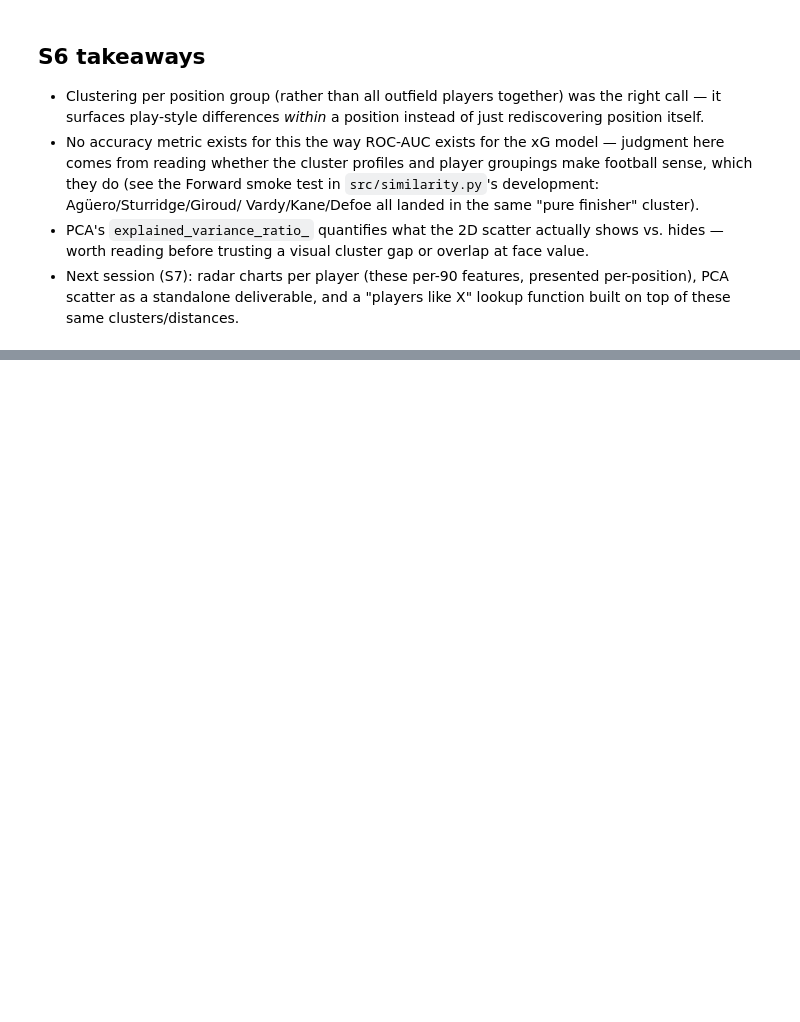
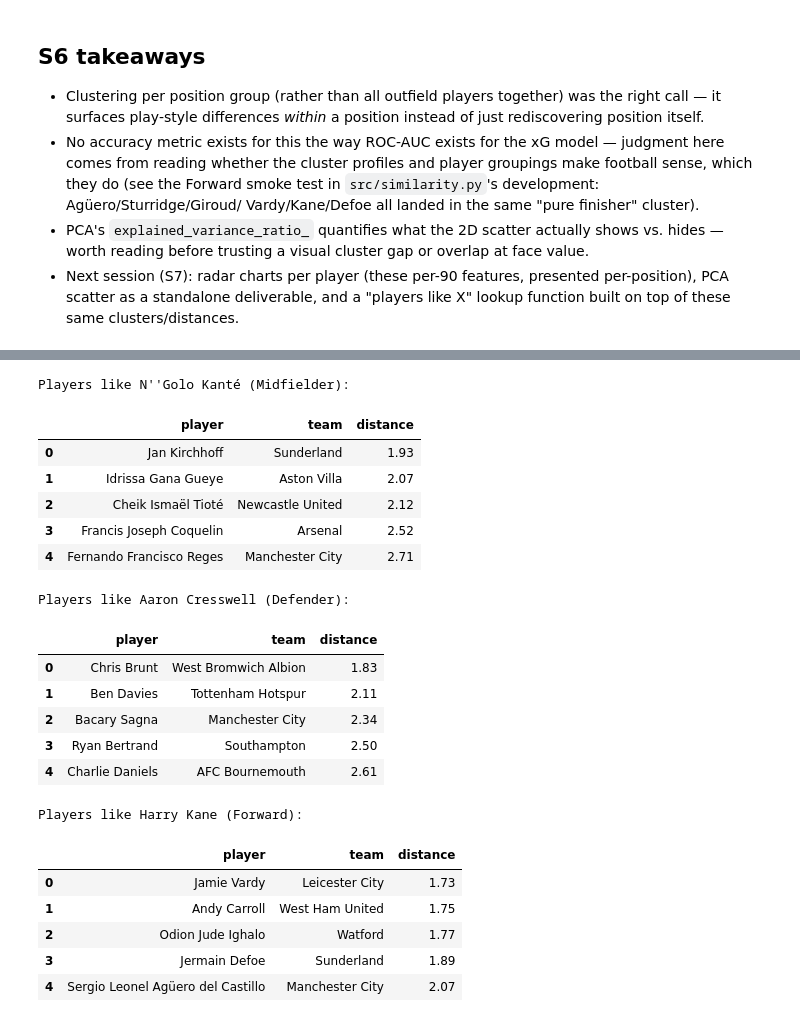
Before and after one commit to GuiPadinha/football-analytics-portfolio, a Jupyter notebook: notebooks/03_player_similarity.ipynb, the cells around one changed output, grey strips where cells are left out. Cells and saved outputs as stored; diff of their text form; code cells hidden in the pictures; blank space fills up the shorter version.

```diff
--- a/notebooks/03_player_similarity.ipynb
+++ b/notebooks/03_player_similarity.ipynb
@@ -194,0 +252,30 @@ position from a reference source) if this dataset grows.
+# %%
+for position_group, player, team in radar_examples:
+    print(f'Players like {player} ({position_group}):')
+    similar = find_similar_players(
+        groups[position_group]['data'], PER90_FEATURE_COLUMNS, player, team, n=5,
+    )
+    display(similar[['player', 'team', 'distance']].round(2))
+    print()
+# %% [output]
+Players like N''Golo Kanté (Midfielder):
+|  | player | team | distance |
+| 0 | Jan Kirchhoff | Sunderland | 1.93 |
+| 1 | Idrissa Gana Gueye | Aston Villa | 2.07 |
+| 2 | Cheik Ismaël Tioté | Newcastle United | 2.12 |
+| 3 | Francis Joseph Coquelin | Arsenal | 2.52 |
+| 4 | Fernando Francisco Reges | Manchester City | 2.71 |
+Players like Aaron Cresswell (Defender):
+|  | player | team | distance |
+| 0 | Chris Brunt | West Bromwich Albion | 1.83 |
+| 1 | Ben Davies | Tottenham Hotspur | 2.11 |
+| 2 | Bacary Sagna | Manchester City | 2.34 |
+| 3 | Ryan Bertrand | Southampton | 2.50 |
+| 4 | Charlie Daniels | AFC Bournemouth | 2.61 |
+Players like Harry Kane (Forward):
+|  | player | team | distance |
+| 0 | Jamie Vardy | Leicester City | 1.73 |
+| 1 | Andy Carroll | West Ham United | 1.75 |
+| 2 | Odion Jude Ighalo | Watford | 1.77 |
+| 3 | Jermain Defoe | Sunderland | 1.89 |
+| 4 | Sergio Leonel Agüero del Castillo | Manchester City | 2.07 |
```
Also changed, not shown: parts of 6 cells of this notebook, 5 other files.
